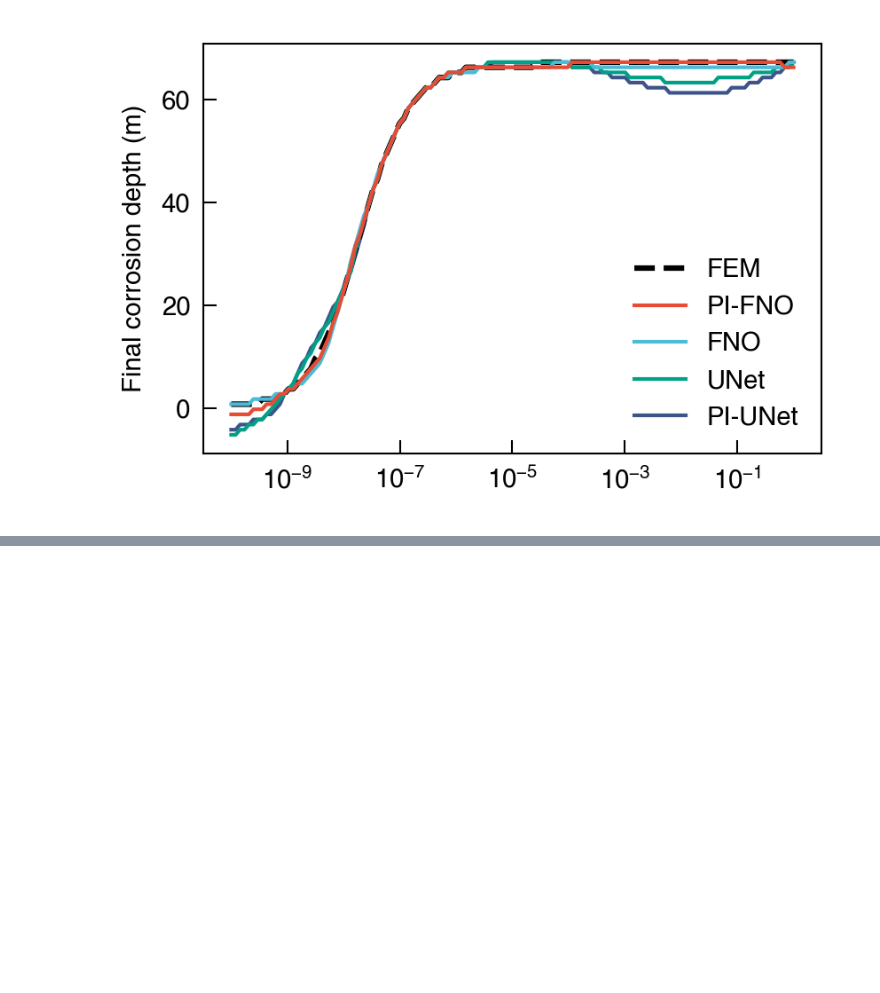
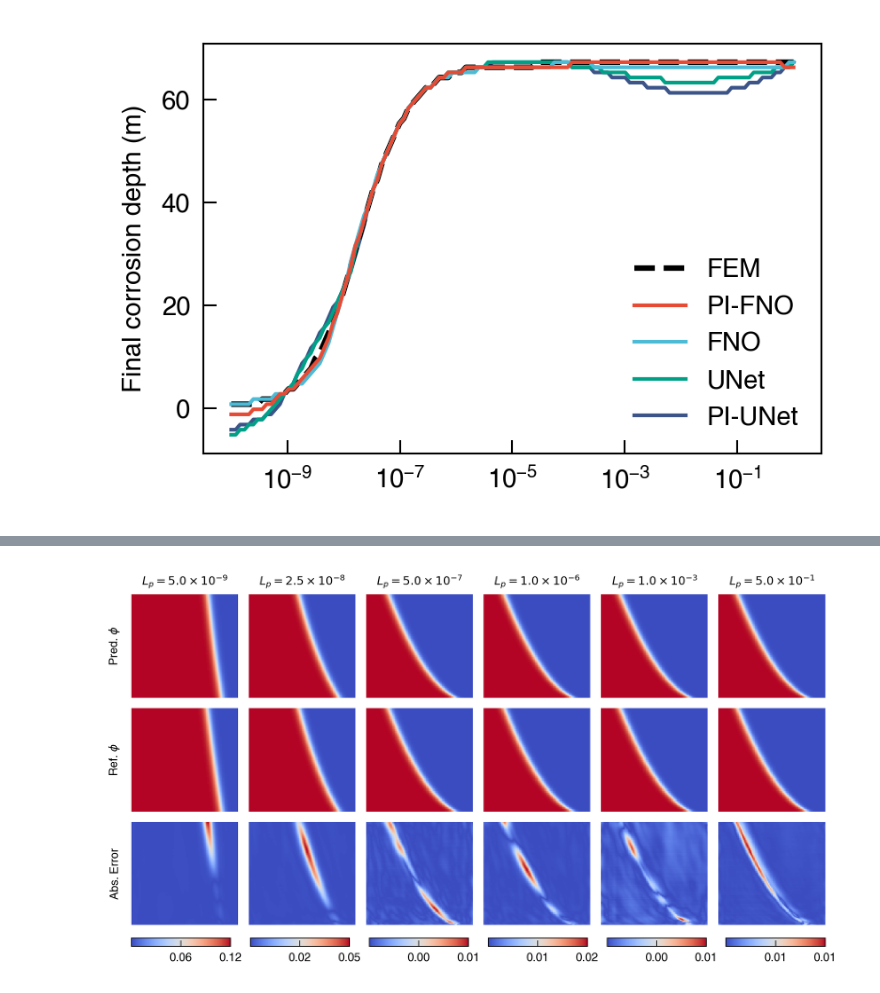
Before and after one commit to NanxiiChen/PF-PINO, a Jupyter notebook: corrosion1d/compare.ipynb, the cells around one changed output, grey strips where cells are left out. Drawn from its saved outputs; the diff is of its cells as text; code cells hidden in the pictures; blank space fills up the shorter version.

```diff
--- a/corrosion1d/compare.ipynb
+++ b/corrosion1d/compare.ipynb
@@ -232,0 +332,88 @@ ax.legend()
+# %%
+x_test = test_solutions[:, 0, :, :]
+y_test = test_solutions[:, 1:, :, :]
+auto_reg_fn = partial(
+    model_pino.auto_reg,
+    meshes=test_meshes,
+    dt=jnp.array(dt),
+    steps=test_times.shape[0]-1,
+)
+y_test_pred = jax.vmap(auto_reg_fn,
+                       in_axes=(0, 0)
+                       )(x_test, test_lp_values)
+# %%
+def num_to_latex(num, precision=2):
+    mantissa, exponent = f"{num:.{precision}e}".split("e")
+    exponent = int(exponent)
+    return f"{mantissa}\\times 10^{{{exponent}}}"
+
+fig, axes = plt.subplots(3, 6, figsize=(7.5, 3.6),)
+for i in range(6):
+    ax = axes[0, i]
+    ax.set_axis_off()
+    sol = y_test_pred[i, :, 0, :]
+    truth = y_test[i, :, 0, :]
+    meshes_denorm = test_meshes * configs.Lc * 1e6
+    times_denorm = test_times[1:] * configs.Tc
+    ax.pcolormesh(meshes_denorm, times_denorm, sol, shading="auto",
+                  cmap="coolwarm", vmin=0, vmax=1, rasterized=True)
+    lp_denorm = configs.Lp_from_Lpc(test_lp_values[i,0])
+    # ax.set_title(f"Lp={lp_denorm:.2e}")
+    ax.text(0.5, 1.05, fr"$L_p={num_to_latex(lp_denorm, precision=1)}$",
+            ha='center', va='bottom',
+            transform=ax.transAxes,)
+    if i == 0:
+        ax.set_ylabel("t (s)")
+        ax.text(-0.1, 0.5, r"Pred. $\phi$", va='center', ha="right",
+                rotation='vertical',
+                transform=ax.transAxes,)
+
+    ax = axes[1, i]
+    ax.set_axis_off()
+    sol = y_test_pred[i, :, 0, :]
+    truth = y_test[i, :, 0, :]
+    ax.pcolormesh(meshes_denorm, times_denorm,
+                  truth, shading="auto",rasterized=True,
+                  cmap="coolwarm", vmin=0, vmax=1)
+    if i == 0:
+        ax.set_ylabel("t (s)")
+        ax.text(-0.1, 0.5, r"Ref. $\phi$", va='center', ha="right",
+                rotation='vertical',
+                transform=ax.transAxes,)
+
+    ax = axes[2, i]
+    ax.set_axis_off()
+    err_bar = ax.pcolormesh(meshes_denorm, times_denorm,
+                  jnp.abs(sol - truth), shading="auto",rasterized=True,
+                  cmap="coolwarm",)
+    # L2_err = jnp.linalg.norm(sol - truth) / jnp.linalg.norm(truth)
+    # convert l2 to sci-notation and latex for: e.g. 1.0\times 10{-2}
+
+    # l2_latex = f"{l2_mantissa}\\times 10^{{{l2_exponent}}}"
+
+    # ax.set_title(f"$L_2={l2_latex}$")
+    # ax.text(0., 0.0, f"$L_2={l2_latex}$", ha='left', va='bottom',
+    #         transform=ax.transAxes,)
+    ax.set_xlabel("x (µm)")
+    if i == 0:
+        ax.set_ylabel("t (s)")
+        ax.text(-0.1, 0.5, "Abs. Error",
+                va='center', ha="right",
+                rotation='vertical',
+                transform=ax.transAxes,)
+    # add a colorbar to the last row
+    # fig.colorbar(err_bar, ax=axes[2, i], orientation='horizontal', fraction=0.1, pad=0.1)
+    ax_bar = fig.add_axes([ax.get_position().x0,
+                           ax.get_position().y0 - 0.05,
+                           ax.get_position().width,
+                           0.02])
+    fig.colorbar(err_bar, cax=ax_bar, orientation='horizontal',
+                 format='%.2f', ticks=jnp.linspace(-1e-8, jnp.max(jnp.abs(sol - truth)), num=3), )
+
+fig.subplots_adjust(hspace=0.1, wspace=0.1)
+fig.savefig(os.path.join(save_fig_dir, "corrosion1d_test_sol.pdf"), dpi=450,
+            bbox_inches='tight', pad_inches=0.0)
+# total mse
+totl_l2 = jnp.linalg.norm(y_test_pred - y_test) / jnp.linalg.norm(y_test)
+print("Total relative L2 error on test set:", totl_l2)
+# %% [output]
@@ -232,0 +424 @@ ax.legend()
+[figure, added]
```
Also changed, not shown: parts of 12 cells of this notebook, 8 other files.
